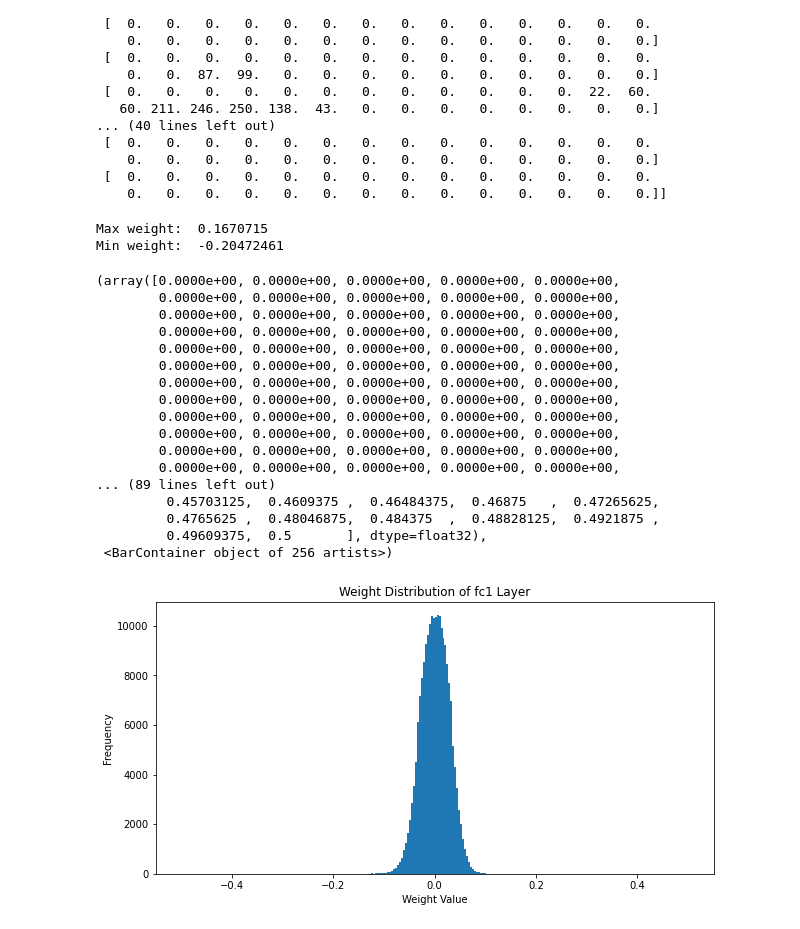
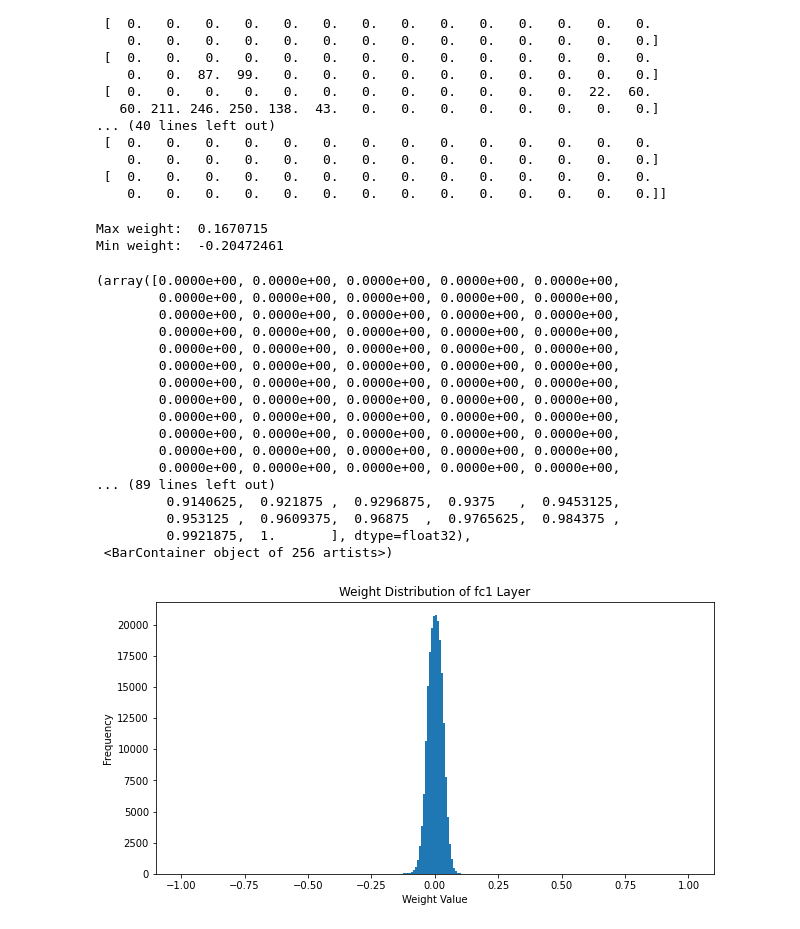
Before and after one commit to mdecarlo26/serial_snn_micro, a Jupyter notebook: src/python/mnist.ipynb, the cells around one changed output. Cells and saved outputs as stored; diff of their text form; code cells hidden in the pictures.

```diff
--- a/src/python/mnist.ipynb
+++ b/src/python/mnist.ipynb
@@ -308,35 +308,35 @@ a = np.concatenate((w, w2), axis=0)
 # find absolute max and min of the weights and bias
 max_val = np.max(a)
 min_val = np.min(a)
 print("Max weight: ", max_val)
 print("Min weight: ", min_val)
 
 
 plt.figure(figsize=(10, 5))
 plt.title("Weight Distribution of fc1 Layer")
 plt.xlabel("Weight Value")
 plt.ylabel("Frequency")
 plt.grid(False)
 
-plt.hist(a.flatten(), bins=256, range=(-0.5, 0.5))
+plt.hist(a.flatten(), bins=256, range=(-1, 1))
 # %% [output]
 Max weight:  0.1670715
 Min weight:  -0.20472461
 (array([0.0000e+00, 0.0000e+00, 0.0000e+00, 0.0000e+00, 0.0000e+00,
         0.0000e+00, 0.0000e+00, 0.0000e+00, 0.0000e+00, 0.0000e+00,
         0.0000e+00, 0.0000e+00, 0.0000e+00, 0.0000e+00, 0.0000e+00,
         0.0000e+00, 0.0000e+00, 0.0000e+00, 0.0000e+00, 0.0000e+00,
         0.0000e+00, 0.0000e+00, 0.0000e+00, 0.0000e+00, 0.0000e+00,
         0.0000e+00, 0.0000e+00, 0.0000e+00, 0.0000e+00, 0.0000e+00,
         0.0000e+00, 0.0000e+00, 0.0000e+00, 0.0000e+00, 0.0000e+00,
         0.0000e+00, 0.0000e+00, 0.0000e+00, 0.0000e+00, 0.0000e+00,
         0.0000e+00, 0.0000e+00, 0.0000e+00, 0.0000e+00, 0.0000e+00,
         0.0000e+00, 0.0000e+00, 0.0000e+00, 0.0000e+00, 0.0000e+00,
         0.0000e+00, 0.0000e+00, 0.0000e+00, 0.0000e+00, 0.0000e+00,
         0.0000e+00, 0.0000e+00, 0.0000e+00, 0.0000e+00, 0.0000e+00,
 ... (89 lines left out)
-         0.45703125,  0.4609375 ,  0.46484375,  0.46875   ,  0.47265625,
-         0.4765625 ,  0.48046875,  0.484375  ,  0.48828125,  0.4921875 ,
-         0.49609375,  0.5       ], dtype=float32),
+         0.9140625,  0.921875 ,  0.9296875,  0.9375   ,  0.9453125,
+         0.953125 ,  0.9609375,  0.96875  ,  0.9765625,  0.984375 ,
+         0.9921875,  1.       ], dtype=float32),
  <BarContainer object of 256 artists>)
-[figure, old version]
+[figure, new version]
```
Also changed, not shown: 3 other files.
